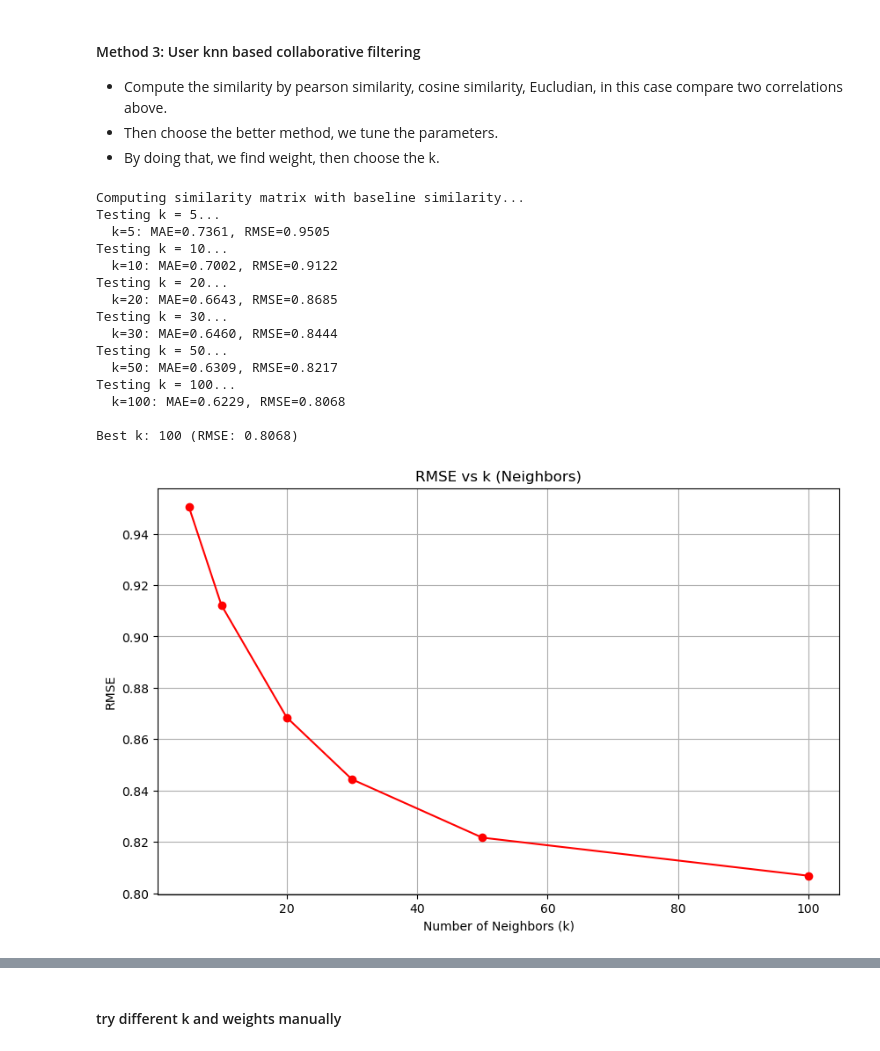
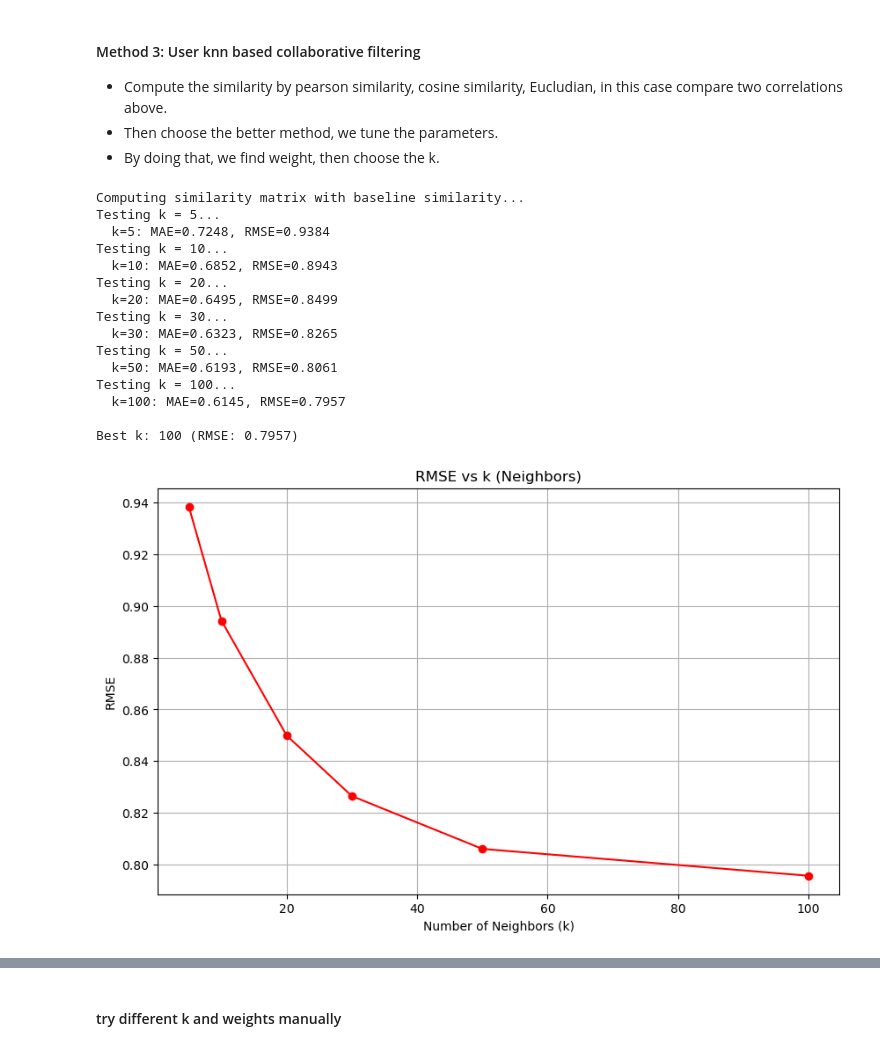
Before and after one commit to HieuTong/collaborative-filtering-movielens, a Jupyter notebook: Assignment3_framework_2025.ipynb, the cells around one changed output, grey strips where cells are left out. Cells and saved outputs as stored; diff of their text form; code cells hidden in the pictures.

Commit message:
Update method 5

```diff
--- a/Assignment3_framework_2025.ipynb
+++ b/Assignment3_framework_2025.ipynb
@@ -362,7 +362,7 @@ def predict_ratings(train_data, similarity_matrix, test_data, k=30):
 from sklearn.model_selection import KFold
 import matplotlib.pyplot as plt
 
-def cross_validate_method_3(train_data, similarity_matrix, k=30, n_fold=3):
+def cross_validate_method_3(train_data, similarity_matrix, k=30, n_fold=5):
     """
     Perform cross-validation using a pre-computed similarity matrix
     """
@@ -405,7 +405,7 @@ def cross_validate_method_3(train_data, similarity_matrix, k=30, n_fold=3):
     # Return average metrics for all folds
     return np.mean(mae_scores), np.mean(rmse_scores)
 # %%
-def tuneKMethod3(train_data, n_fold=3):
+def tuneKMethod3(train_data, n_fold=5):
     """
     Tune k for Method 3 using cross-validation
     """
@@ -446,23 +446,23 @@ def tuneKMethod3(train_data, n_fold=3):
     return best_k, k_mae_scores, k_rmse_scores
 # %%
 # call the tuning k function
-best_k, k_mae_scores, k_rmse_scores = tuneKMethod3(train_ds, n_fold=3)
+best_k, k_mae_scores, k_rmse_scores = tuneKMethod3(train_ds, n_fold=5)
 # %% [output]
 Computing similarity matrix with baseline similarity...
 Testing k = 5...
-  k=5: MAE=0.7361, RMSE=0.9505
+  k=5: MAE=0.7248, RMSE=0.9384
 Testing k = 10...
-  k=10: MAE=0.7002, RMSE=0.9122
+  k=10: MAE=0.6852, RMSE=0.8943
 Testing k = 20...
-  k=20: MAE=0.6643, RMSE=0.8685
+  k=20: MAE=0.6495, RMSE=0.8499
 Testing k = 30...
-  k=30: MAE=0.6460, RMSE=0.8444
+  k=30: MAE=0.6323, RMSE=0.8265
 Testing k = 50...
-  k=50: MAE=0.6309, RMSE=0.8217
+  k=50: MAE=0.6193, RMSE=0.8061
 Testing k = 100...
-  k=100: MAE=0.6229, RMSE=0.8068
+  k=100: MAE=0.6145, RMSE=0.7957
 
-Best k: 100 (RMSE: 0.8068)
+Best k: 100 (RMSE: 0.7957)
-[figure, old version]
+[figure, new version]
 # %%
 # tune the similarity function
```
Also changed, not shown: parts of 30 cells of this notebook.
